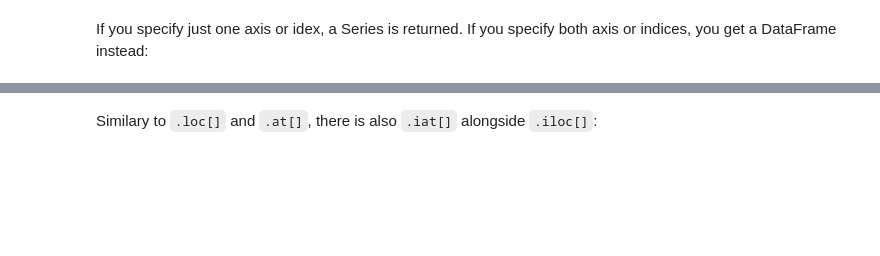
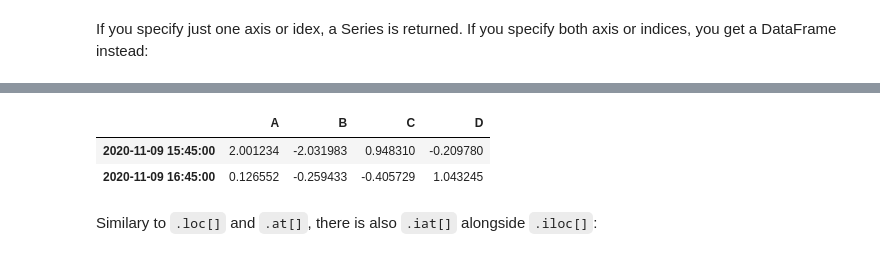
Before and after one commit to francescozanirato/ScientificComputingWithPython2023, a Jupyter notebook: 05_pandas.ipynb, the cells around one changed output, grey strips where cells are left out. Drawn from its saved outputs; the diff is of its cells as text; code cells hidden in the pictures; blank space fills up the shorter version.

```diff
--- a/05_pandas.ipynb
+++ b/05_pandas.ipynb
@@ -469,9 +546,13 @@ df.iloc[[1, 2, 4], [0, 2]] # selecting rows 1,2 and 4 for columns 0 and 2
 # %%
 # slicing rows explicitly
 df.iloc[1:3, :]
 
 # slicing columns explicitly
-df.iloc[:, 1:3]
+#df.iloc[:, 1:3]
+# %% [output]
+|  | A | B | C | D |
+| 2020-11-09 15:45:00 | 2.001234 | -2.031983 | 0.948310 | -0.209780 |
+| 2020-11-09 16:45:00 | 0.126552 | -0.259433 | -0.405729 | 1.043245 |
 # %% [markdown]
 Similary to `.loc[]` and `.at[]`, there is also `.iat[]` alongside `.iloc[]`:
 # %%
```
Also changed, not shown: parts of 51 cells of this notebook.
